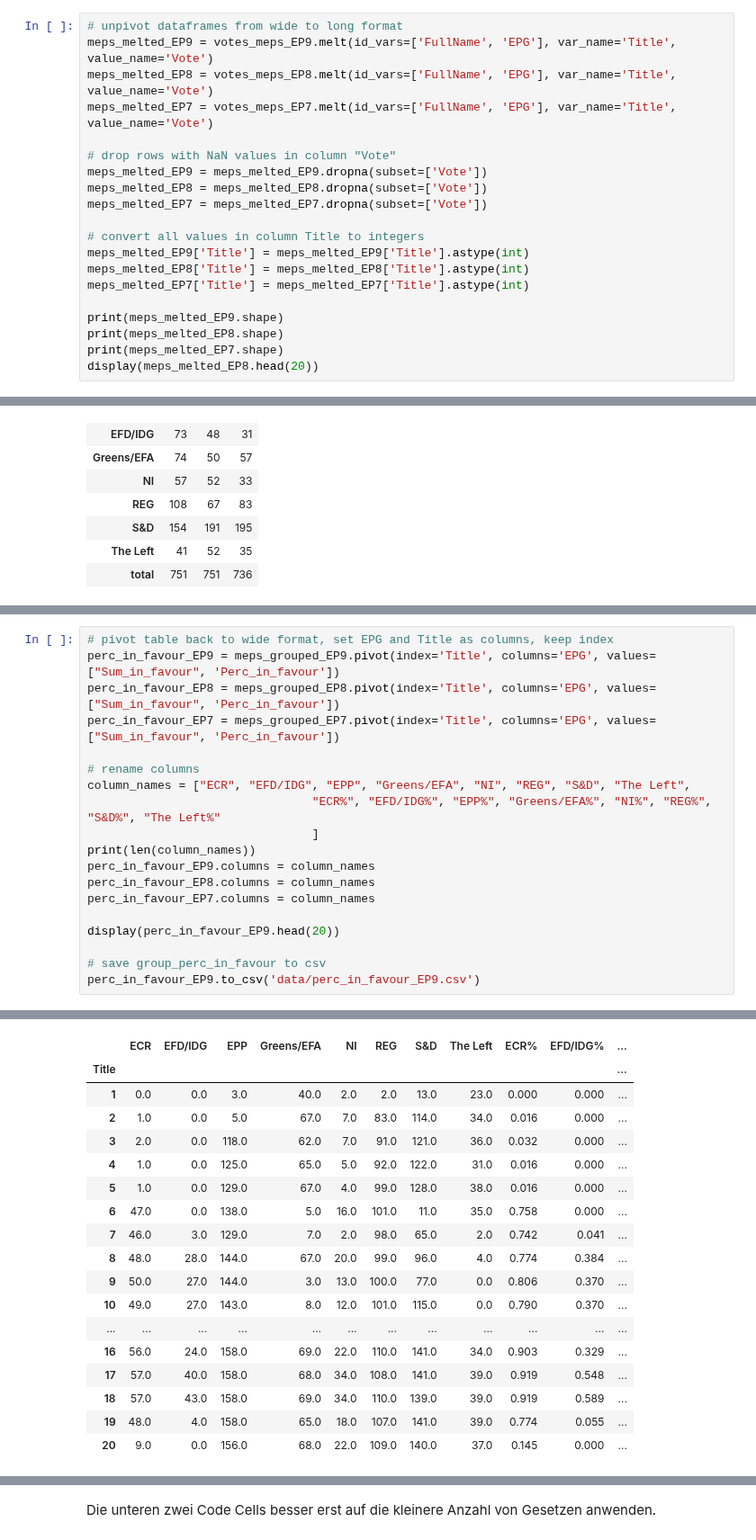
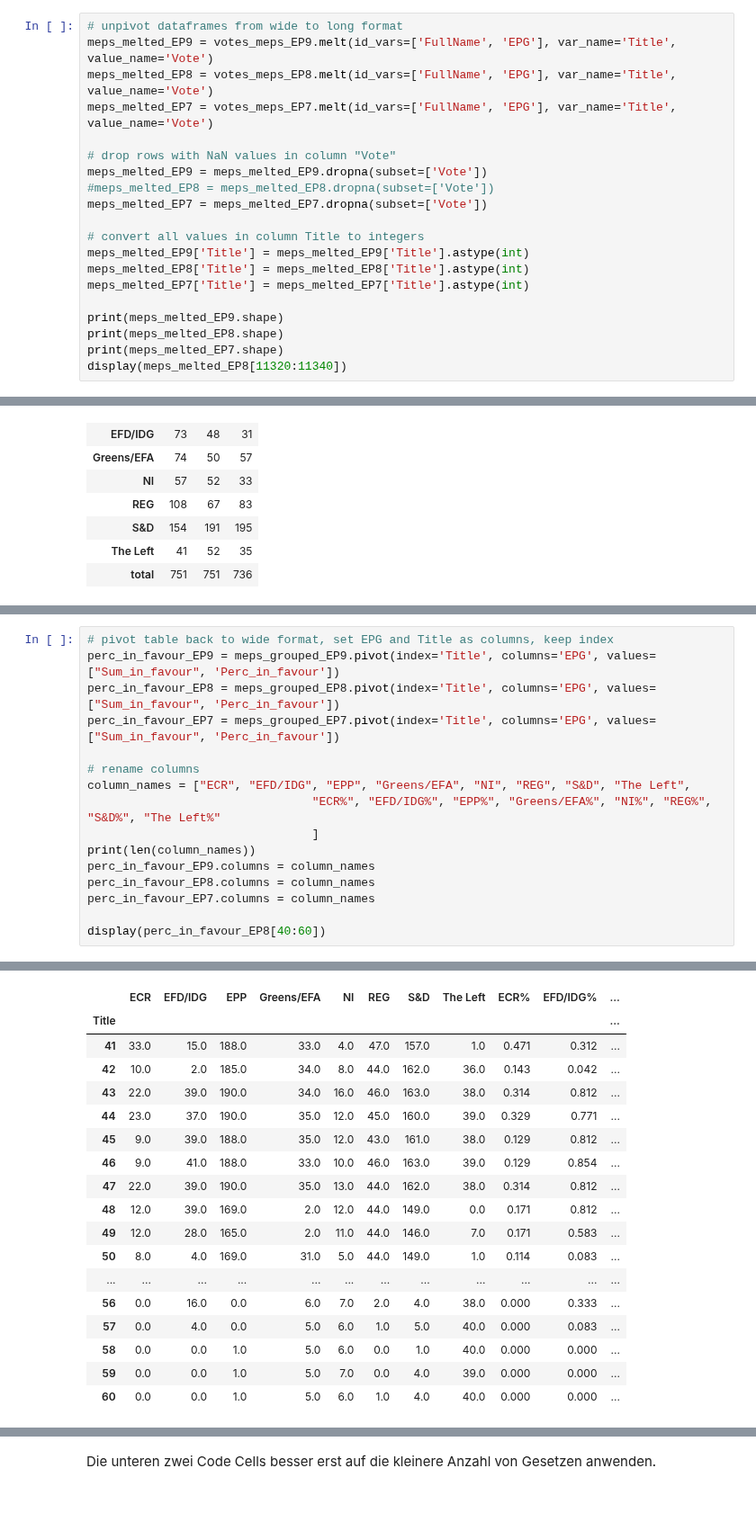
Before and after one commit to izu457/Thesis_Finetuning_GPT3.5_Political_Stance, a Jupyter notebook: EDA.ipynb, the cells around one changed output, grey strips where cells are left out. Shown at 90% size. Cells and saved outputs as stored; diff of their text form; blank space fills up the shorter version.

```diff
--- a/EDA.ipynb
+++ b/EDA.ipynb
@@ -367,7 +399,7 @@ meps_melted_EP7 = votes_meps_EP7.melt(id_vars=['FullName', 'EPG'], var_name='Tit
 
 # drop rows with NaN values in column "Vote"
 meps_melted_EP9 = meps_melted_EP9.dropna(subset=['Vote'])
-meps_melted_EP8 = meps_melted_EP8.dropna(subset=['Vote'])
+#meps_melted_EP8 = meps_melted_EP8.dropna(subset=['Vote'])
 meps_melted_EP7 = meps_melted_EP7.dropna(subset=['Vote'])
 
 # convert all values in column Title to integers
@@ -378,6 +410,6 @@ meps_melted_EP7['Title'] = meps_melted_EP7['Title'].astype(int)
 print(meps_melted_EP9.shape)
 print(meps_melted_EP8.shape)
 print(meps_melted_EP7.shape)
-display(meps_melted_EP8.head(20))
+display(meps_melted_EP8[11320:11340])
 # %% [output]
 (10888331, 4)
@@ -519,42 +551,39 @@ display(meps_grouped_EP7.head(20))
 # %%
 # pivot table back to wide format, set EPG and Title as columns, keep index
 perc_in_favour_EP9 = meps_grouped_EP9.pivot(index='Title', columns='EPG', values=["Sum_in_favour", 'Perc_in_favour'])
 perc_in_favour_EP8 = meps_grouped_EP8.pivot(index='Title', columns='EPG', values=["Sum_in_favour", 'Perc_in_favour'])
 perc_in_favour_EP7 = meps_grouped_EP7.pivot(index='Title', columns='EPG', values=["Sum_in_favour", 'Perc_in_favour'])
 
 # rename columns
 column_names = ["ECR", "EFD/IDG", "EPP", "Greens/EFA", "NI", "REG", "S&D", "The Left",
                                 "ECR%", "EFD/IDG%", "EPP%", "Greens/EFA%", "NI%", "REG%", "S&D%", "The Left%"
                                 ]
 print(len(column_names))
 perc_in_favour_EP9.columns = column_names
 perc_in_favour_EP8.columns = column_names
 perc_in_favour_EP7.columns = column_names
 
-display(perc_in_favour_EP9.head(20))
-
-# save group_perc_in_favour to csv
-perc_in_favour_EP9.to_csv('data/perc_in_favour_EP9.csv')
+display(perc_in_favour_EP8[40:60])
 # %% [output]
 16
 |  | ECR | EFD/IDG | EPP | Greens/EFA | NI | REG | S&D | The Left | ECR% | EFD/IDG% | ... |
 | Title |  |  |  |  |  |  |  |  |  |  | ... |
-| 1 | 0.0 | 0.0 | 3.0 | 40.0 | 2.0 | 2.0 | 13.0 | 23.0 | 0.000 | 0.000 | ... |
-| 2 | 1.0 | 0.0 | 5.0 | 67.0 | 7.0 | 83.0 | 114.0 | 34.0 | 0.016 | 0.000 | ... |
-| 3 | 2.0 | 0.0 | 118.0 | 62.0 | 7.0 | 91.0 | 121.0 | 36.0 | 0.032 | 0.000 | ... |
-| 4 | 1.0 | 0.0 | 125.0 | 65.0 | 5.0 | 92.0 | 122.0 | 31.0 | 0.016 | 0.000 | ... |
-| 5 | 1.0 | 0.0 | 129.0 | 67.0 | 4.0 | 99.0 | 128.0 | 38.0 | 0.016 | 0.000 | ... |
-| 6 | 47.0 | 0.0 | 138.0 | 5.0 | 16.0 | 101.0 | 11.0 | 35.0 | 0.758 | 0.000 | ... |
-| 7 | 46.0 | 3.0 | 129.0 | 7.0 | 2.0 | 98.0 | 65.0 | 2.0 | 0.742 | 0.041 | ... |
-| 8 | 48.0 | 28.0 | 144.0 | 67.0 | 20.0 | 99.0 | 96.0 | 4.0 | 0.774 | 0.384 | ... |
-| 9 | 50.0 | 27.0 | 144.0 | 3.0 | 13.0 | 100.0 | 77.0 | 0.0 | 0.806 | 0.370 | ... |
-| 10 | 49.0 | 27.0 | 143.0 | 8.0 | 12.0 | 101.0 | 115.0 | 0.0 | 0.790 | 0.370 | ... |
+| 41 | 33.0 | 15.0 | 188.0 | 33.0 | 4.0 | 47.0 | 157.0 | 1.0 | 0.471 | 0.312 | ... |
+| 42 | 10.0 | 2.0 | 185.0 | 34.0 | 8.0 | 44.0 | 162.0 | 36.0 | 0.143 | 0.042 | ... |
+| 43 | 22.0 | 39.0 | 190.0 | 34.0 | 16.0 | 46.0 | 163.0 | 38.0 | 0.314 | 0.812 | ... |
+| 44 | 23.0 | 37.0 | 190.0 | 35.0 | 12.0 | 45.0 | 160.0 | 39.0 | 0.329 | 0.771 | ... |
+| 45 | 9.0 | 39.0 | 188.0 | 35.0 | 12.0 | 43.0 | 161.0 | 38.0 | 0.129 | 0.812 | ... |
+| 46 | 9.0 | 41.0 | 188.0 | 33.0 | 10.0 | 46.0 | 163.0 | 39.0 | 0.129 | 0.854 | ... |
+| 47 | 22.0 | 39.0 | 190.0 | 35.0 | 13.0 | 44.0 | 162.0 | 38.0 | 0.314 | 0.812 | ... |
+| 48 | 12.0 | 39.0 | 169.0 | 2.0 | 12.0 | 44.0 | 149.0 | 0.0 | 0.171 | 0.812 | ... |
+| 49 | 12.0 | 28.0 | 165.0 | 2.0 | 11.0 | 44.0 | 146.0 | 7.0 | 0.171 | 0.583 | ... |
+| 50 | 8.0 | 4.0 | 169.0 | 31.0 | 5.0 | 44.0 | 149.0 | 1.0 | 0.114 | 0.083 | ... |
 | ... | ... | ... | ... | ... | ... | ... | ... | ... | ... | ... | ... |
-| 16 | 56.0 | 24.0 | 158.0 | 69.0 | 22.0 | 110.0 | 141.0 | 34.0 | 0.903 | 0.329 | ... |
-| 17 | 57.0 | 40.0 | 158.0 | 68.0 | 34.0 | 108.0 | 141.0 | 39.0 | 0.919 | 0.548 | ... |
-| 18 | 57.0 | 43.0 | 158.0 | 69.0 | 34.0 | 110.0 | 139.0 | 39.0 | 0.919 | 0.589 | ... |
-| 19 | 48.0 | 4.0 | 158.0 | 65.0 | 18.0 | 107.0 | 141.0 | 39.0 | 0.774 | 0.055 | ... |
-| 20 | 9.0 | 0.0 | 156.0 | 68.0 | 22.0 | 109.0 | 140.0 | 37.0 | 0.145 | 0.000 | ... |
+| 56 | 0.0 | 16.0 | 0.0 | 6.0 | 7.0 | 2.0 | 4.0 | 38.0 | 0.000 | 0.333 | ... |
+| 57 | 0.0 | 4.0 | 0.0 | 5.0 | 6.0 | 1.0 | 5.0 | 40.0 | 0.000 | 0.083 | ... |
+| 58 | 0.0 | 0.0 | 1.0 | 5.0 | 6.0 | 0.0 | 1.0 | 40.0 | 0.000 | 0.000 | ... |
+| 59 | 0.0 | 0.0 | 1.0 | 5.0 | 7.0 | 0.0 | 4.0 | 39.0 | 0.000 | 0.000 | ... |
+| 60 | 0.0 | 0.0 | 1.0 | 5.0 | 6.0 | 1.0 | 4.0 | 40.0 | 0.000 | 0.000 | ... |
 # %%
 # merge perc_in_favour with voted_docs, merge index with Vote ID
 voted_laws_groups_EP9 = voted_laws_EP9.merge(perc_in_favour_EP9, left_on='Vote ID', right_index=True)
```
Also changed, not shown: parts of 22 cells of this notebook, 3 other files.
